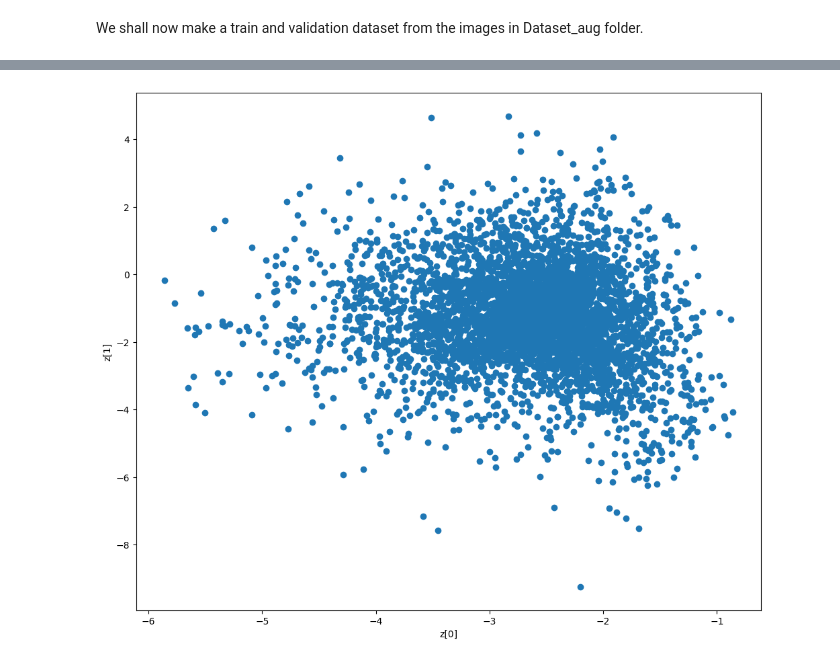
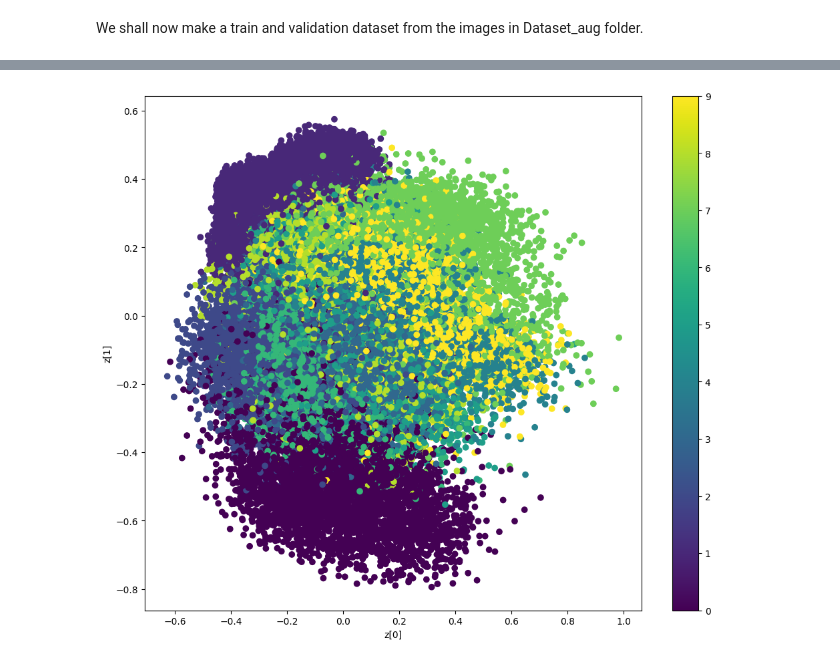
Before and after one commit to AtSourav/Beta-VAE-on-MNIST, a Jupyter notebook: MNIST.ipynb, the cells around one changed output, grey strips where cells are left out. Drawn from its saved outputs; the diff is of its cells as text; code cells hidden in the pictures.

```diff
--- a/MNIST.ipynb
+++ b/MNIST.ipynb
@@ -75,0 +37,7 @@ print(r_valid_set.shape)
+# %%
+img_train = layers.Resizing(14, 14, interpolation="bilinear")(img_train)
+img_valid = layers.Resizing(14, 14, interpolation="bilinear")(img_valid)
+
+
+print(img_train.shape)
+print(img_valid.shape)
@@ -76,35 +67,23 @@ print(r_valid_set.shape)
 # %%
 encoder_input = keras.Input(shape=input_size)
 
-#x = layers.Resizing(18, 18, interpolation="bilinear")(encoder_input)
-
-x = layers.Rescaling(1./255)(encoder_input)      # to ensure pixel values between [0,1], it's better for neural networks to work on small numbers
-
-x = layers.Conv2D(16, 3, padding="valid")(x)
+x = layers.Conv2D(16, 3, padding="valid")(encoder_input)
 x = layers.MaxPooling2D(pool_size=(2, 2), strides=None, padding="valid")(x)    # with strides=None this defaults to pool_size
 x = layers.BatchNormalization(axis=-1)(x) # the default data_format in the conv2d is "channels last", we want to normalize across the channels, hence we set axis=-1
 x = layers.ReLU()(x)
 
-x = layers.Conv2D(32, 3, padding="valid")(x)
-x = layers.MaxPooling2D(pool_size=(2, 2), strides=None, padding="valid")(x)
-x = layers.BatchNormalization(axis=-1)(x)
-x = layers.ReLU()(x)
-
-x = layers.Conv2D(64, 3, padding="valid")(x)
-#x = layers.MaxPooling2D(pool_size=(2, 2), strides=None, padding="valid")(x)
-x = layers.BatchNormalization(axis=-1)(x)
-x = layers.ReLU()(x)
-
-#x = layers.Conv2D(128, 3, padding="valid")(x)
-#x = layers.MaxPooling2D(pool_size=(2, 2), strides=None, padding="valid")(x)
+#x = layers.Conv2D(32, 3, padding="valid")(x)
+#x = layers.MaxPooling2D(pool_size=(2, 2), strides=1, padding="valid")(x)
 #x = layers.BatchNormalization(axis=-1)(x)
 #x = layers.ReLU()(x)
 
-x = layers.Flatten()(x)       # dimension of vector produced 8*8*256
+#x = layers.Conv2D(64, 2, padding="valid")(x)
+#x = layers.MaxPooling2D(pool_size=(2, 2), strides=1, padding="valid")(x)
+#x = layers.BatchNormalization(axis=-1)(x)
+#x = layers.ReLU()(x)
+x = layers.Flatten()(x)
 
-# we won't add any extra dense layers for now
-
-x = layers.Dense(8*latent_dim)(x)
+#x = layers.Dense(8*latent_dim)(x)
 x = layers.Dense(4*latent_dim)(x)
 
 z_mean = layers.Dense(latent_dim, name="z_mean")(x)
@@ -275,15 +261,16 @@ plt.show()
 # %%
-def plot_label_clusters(encoder, data):
+def plot_label_clusters(encoder, data, labels):
     # display a 2D plot of the digit classes in the latent space
     z_mean, _, _ = encoder(data)
     plt.figure(figsize=(12, 10))
-    plt.scatter(z_mean[:, 0], z_mean[:, 1])
+    plt.scatter(z_mean[:, 0], z_mean[:, 1], c=labels)
+    plt.colorbar()
     plt.xlabel("z[0]")
     plt.ylabel("z[1]")
     plt.show()
 
 
 
-plot_label_clusters(encoder, r_train_set)
+plot_label_clusters(encoder, img_train,tg_train)
 # %% [output]
-[figure, old version]
+[figure, new version]
```
Also changed, not shown: parts of 16 cells of this notebook.
